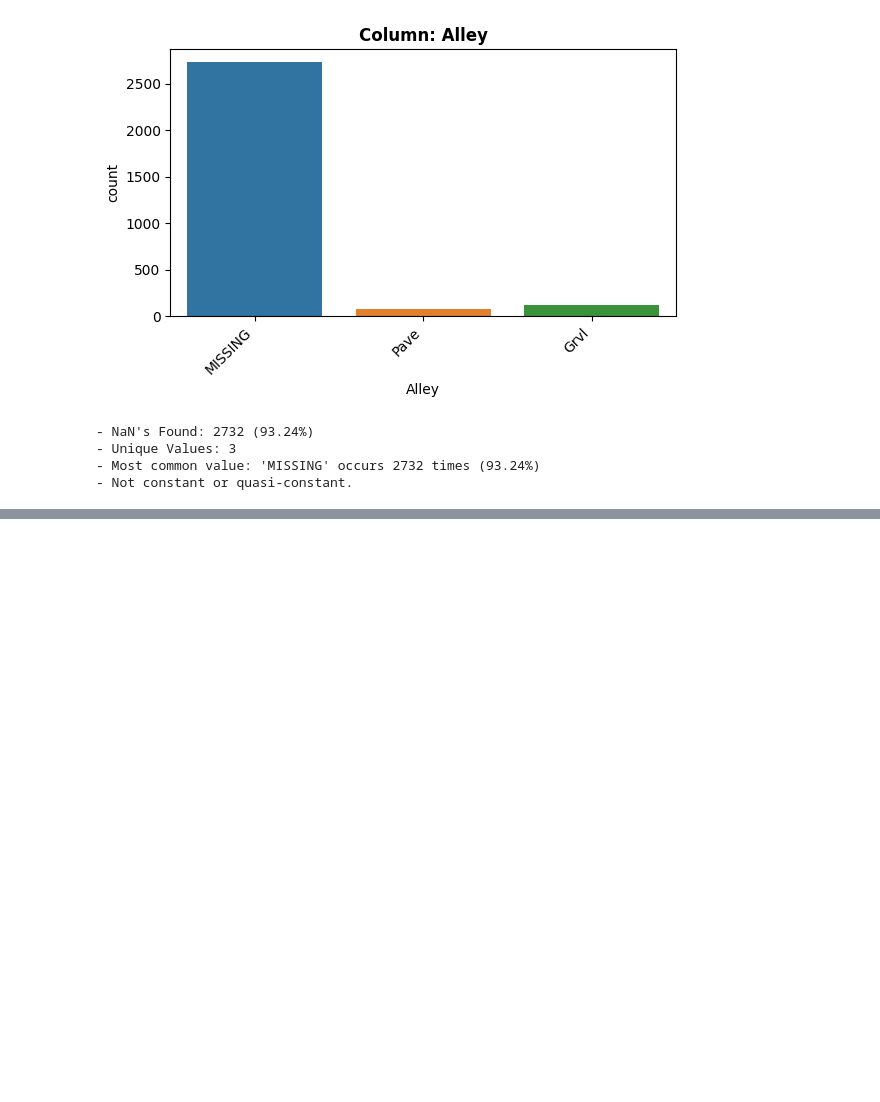
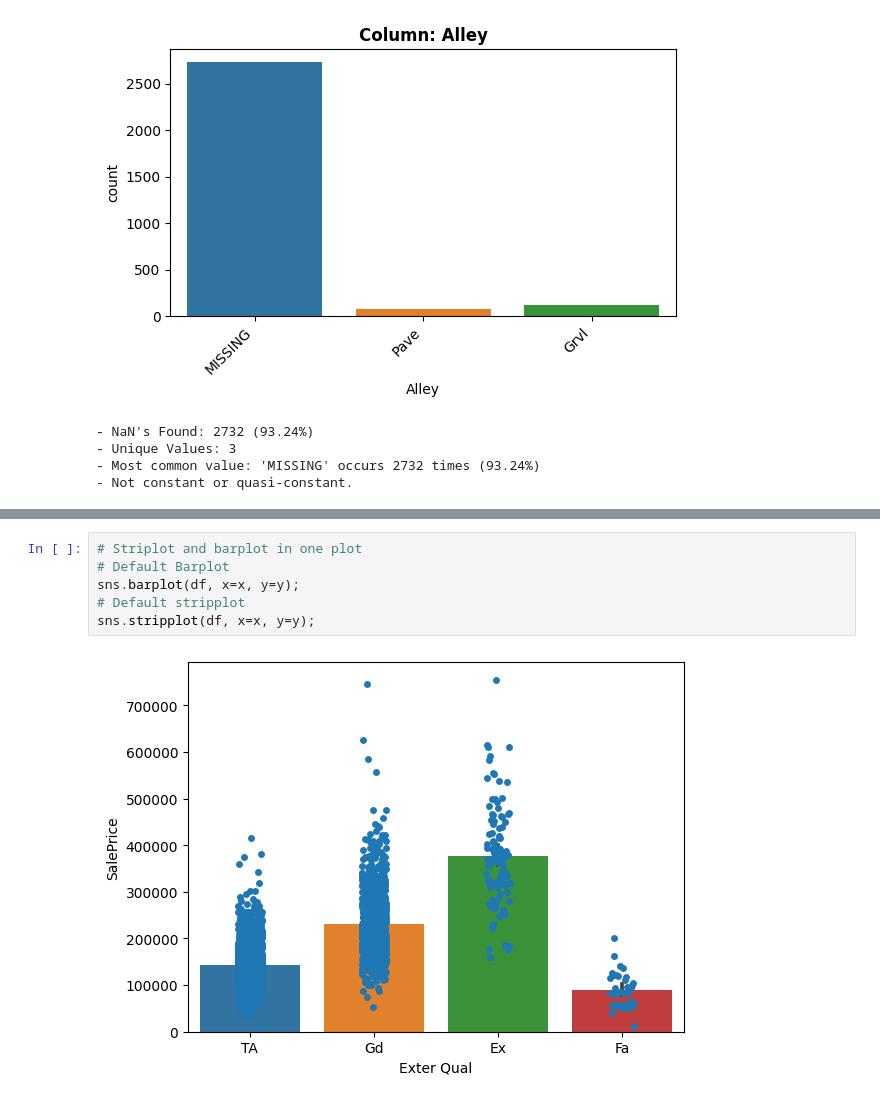
Before and after one commit to eckoecho/CodingDojo, a Jupyter notebook: EDA_Functions_Part_1.ipynb, the cells around one changed output, grey strips where cells are left out. Saved outputs shown, nothing was run; the diff lists cells and outputs as text; blank space fills up the shorter version.

```diff
--- a/EDA_Functions_Part_1.ipynb
+++ b/EDA_Functions_Part_1.ipynb
@@ -347,0 +366,8 @@ explore_categorical(df, "Alley");
+# %%
+# Striplot and barplot in one plot
+# Default Barplot
+sns.barplot(df, x=x, y=y);
+# Default stripplot
+sns.stripplot(df, x=x, y=y);
+# %% [output]
+[figure, added]
```
Also changed, not shown: parts of 24 cells of this notebook.
